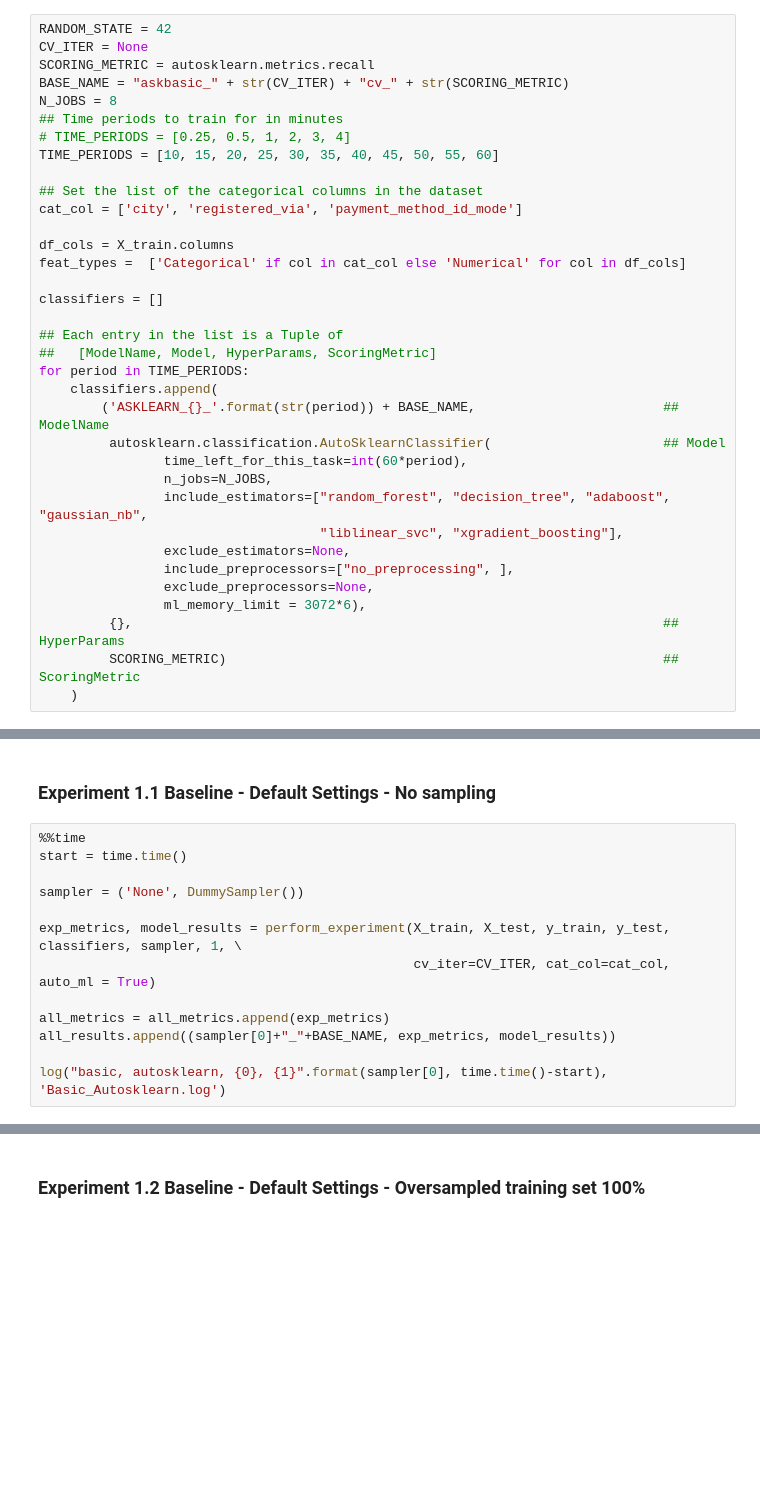
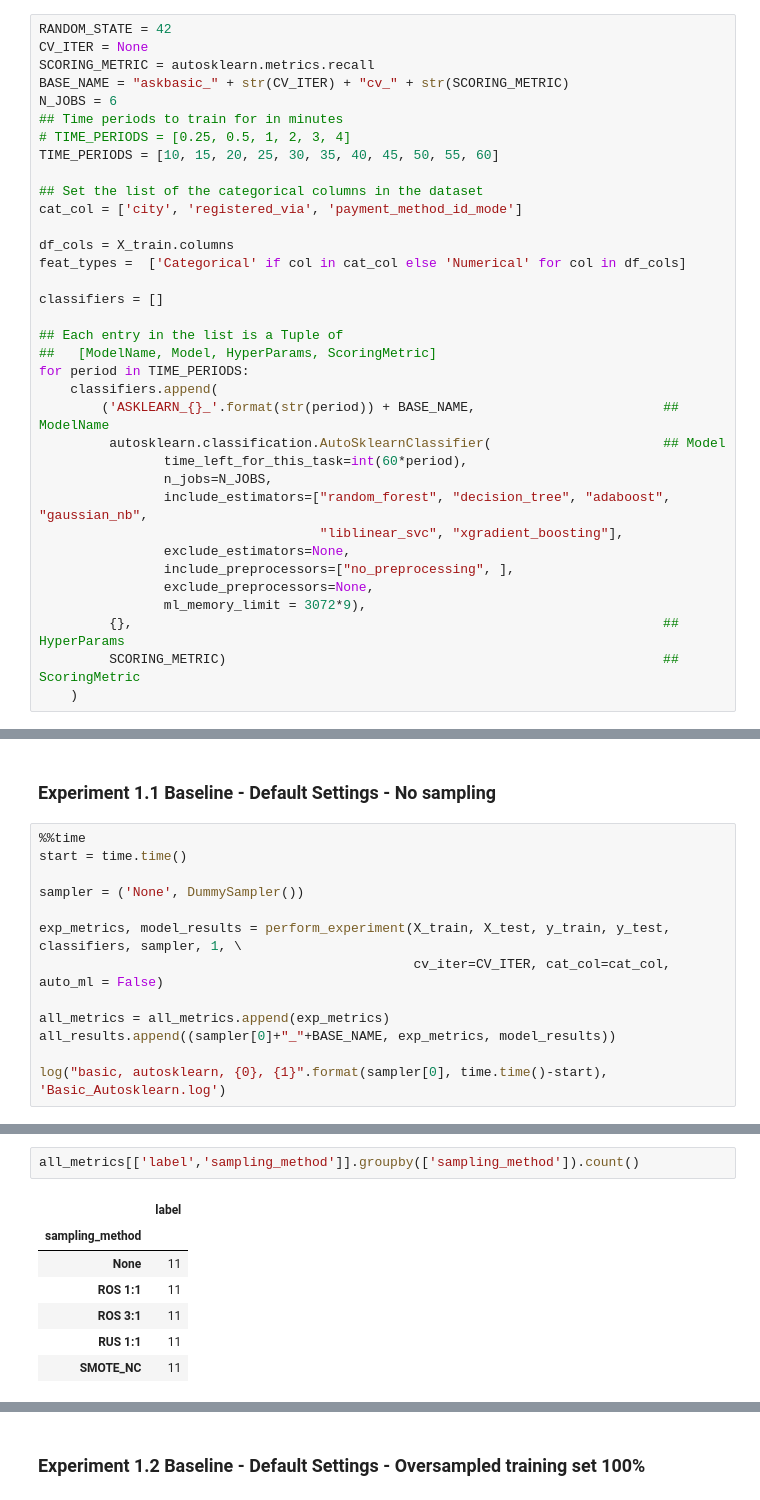
Before and after one commit to d18124313/dissertation, a Jupyter notebook: Approach 4.1 - WSDM Churn Basic - Autosklearn.ipynb, the cells around one changed output, grey strips where cells are left out. Cells and saved outputs as stored; diff of their text form; blank space fills up the shorter version.

```diff
--- a/Approach 4.1 - WSDM Churn Basic - Autosklearn.ipynb
+++ b/Approach 4.1 - WSDM Churn Basic - Autosklearn.ipynb
@@ -60,7 +60,7 @@ RANDOM_STATE = 42
 CV_ITER = None
 SCORING_METRIC = autosklearn.metrics.recall
 BASE_NAME = "askbasic_" + str(CV_ITER) + "cv_" + str(SCORING_METRIC)
-N_JOBS = 8
+N_JOBS = 6
 ## Time periods to train for in minutes
 # TIME_PERIODS = [0.25, 0.5, 1, 2, 3, 4]
 TIME_PERIODS = [10, 15, 20, 25, 30, 35, 40, 45, 50, 55, 60]
@@ -86,7 +86,7 @@ for period in TIME_PERIODS:
                 exclude_estimators=None,
                 include_preprocessors=["no_preprocessing", ],
                 exclude_preprocessors=None,
-                ml_memory_limit = 3072*6),
+                ml_memory_limit = 3072*9),
          {},                                                                    ## HyperParams
          SCORING_METRIC)                                                        ## ScoringMetric
     )
@@ -102,7 +124,7 @@ start = time.time()
 sampler = ('None', DummySampler())
 
 exp_metrics, model_results = perform_experiment(X_train, X_test, y_train, y_test, classifiers, sampler, 1, \
-                                                cv_iter=CV_ITER, cat_col=cat_col, auto_ml = True)
+                                                cv_iter=CV_ITER, cat_col=cat_col, auto_ml = False)
 
 all_metrics = all_metrics.append(exp_metrics)
 all_results.append((sampler[0]+"_"+BASE_NAME, exp_metrics, model_results))
@@ -151,2 +142,12 @@ No params set, using Standard training
+# %%
+all_metrics[['label','sampling_method']].groupby(['sampling_method']).count()
+# %% [output]
+|  | label |
+| sampling_method |  |
+| None | 11 |
+| ROS 1:1 | 11 |
+| ROS 3:1 | 11 |
+| RUS 1:1 | 11 |
+| SMOTE_NC | 11 |
 # %%
 all_metrics
```
Also changed, not shown: parts of 16 cells of this notebook.
